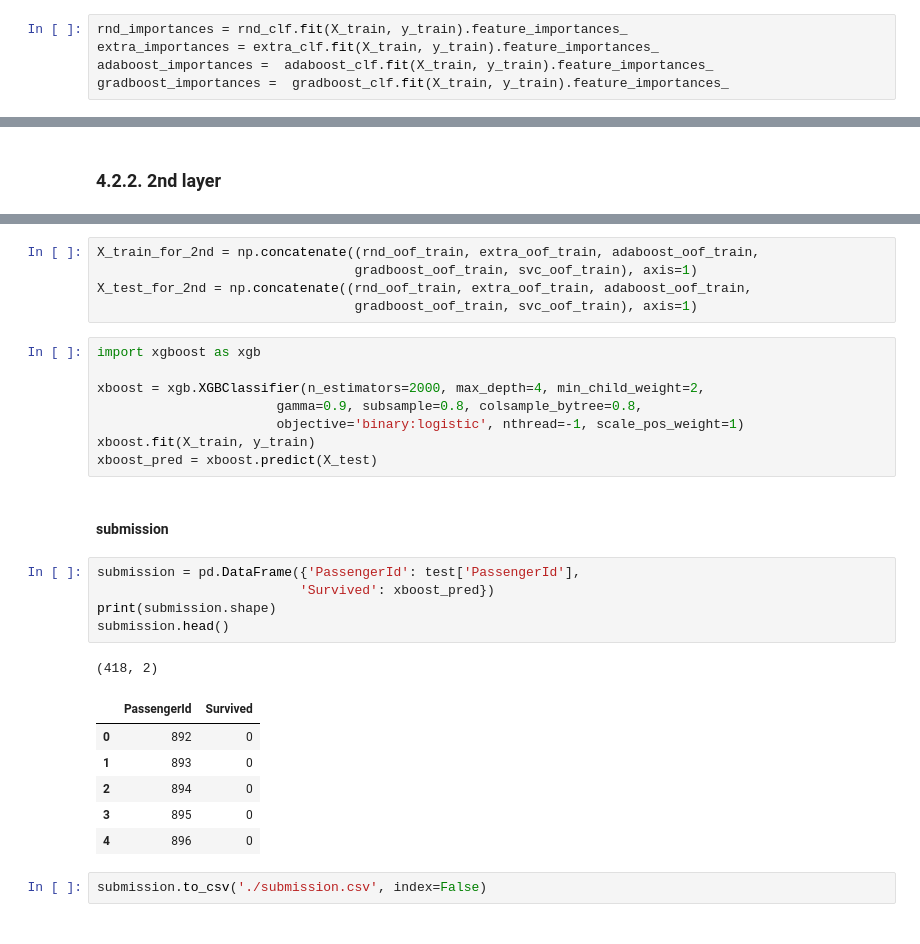
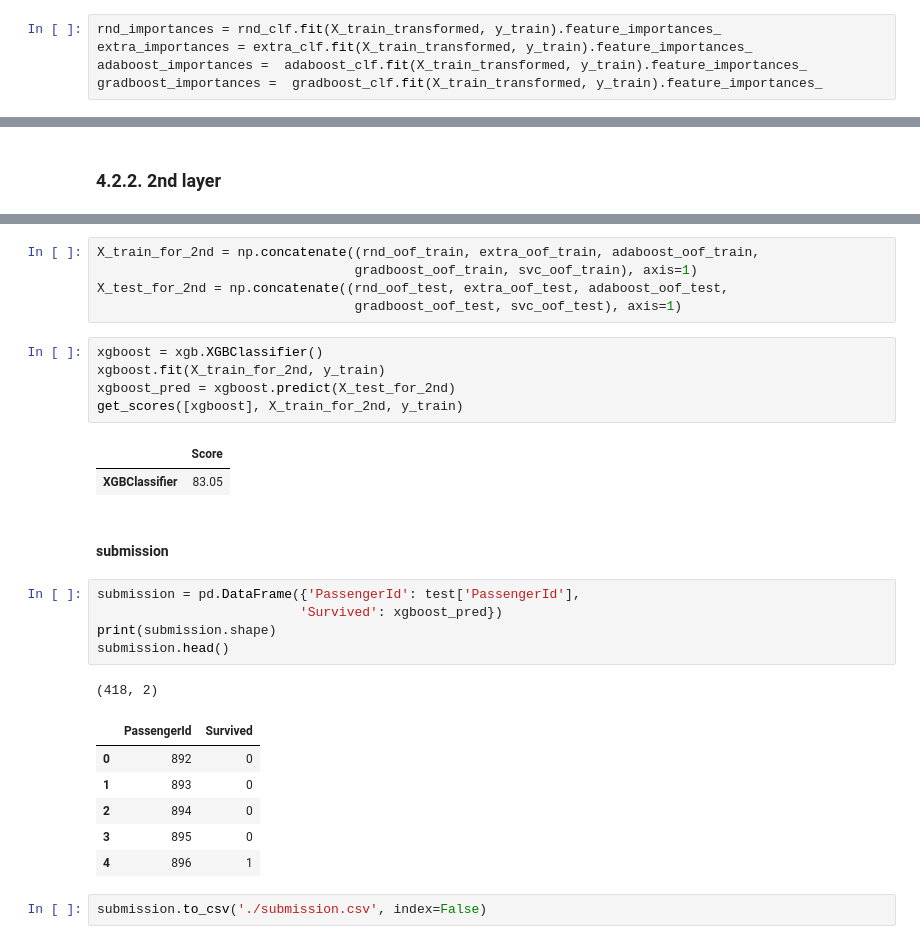
Before and after one commit to jeongseok912/Projects, a Jupyter notebook: Kaggle/Titanic/Prediction.ipynb, the cells around one changed output, grey strips where cells are left out. Saved outputs shown, nothing was run; the diff lists cells and outputs as text.

```diff
--- a/Kaggle/Titanic/Prediction.ipynb
+++ b/Kaggle/Titanic/Prediction.ipynb
@@ -567,8 +653,8 @@ svc_oof_train, svc_oof_test = get_oof(svc_clf, X_train, y_train, X_test)
 # %%
-rnd_importances = rnd_clf.fit(X_train, y_train).feature_importances_
-extra_importances = extra_clf.fit(X_train, y_train).feature_importances_
-adaboost_importances =  adaboost_clf.fit(X_train, y_train).feature_importances_
-gradboost_importances =  gradboost_clf.fit(X_train, y_train).feature_importances_
+rnd_importances = rnd_clf.fit(X_train_transformed, y_train).feature_importances_
+extra_importances = extra_clf.fit(X_train_transformed, y_train).feature_importances_
+adaboost_importances =  adaboost_clf.fit(X_train_transformed, y_train).feature_importances_
+gradboost_importances =  gradboost_clf.fit(X_train_transformed, y_train).feature_importances_
 # %%
 importances = pd.DataFrame({'rnd_importances': rnd_importances,
              'extra_importances': extra_importances,
@@ -647,30 +778,30 @@ sns.heatmap(train_pred_from_1st.corr())
 # %%
 X_train_for_2nd = np.concatenate((rnd_oof_train, extra_oof_train, adaboost_oof_train,
                                  gradboost_oof_train, svc_oof_train), axis=1)
-X_test_for_2nd = np.concatenate((rnd_oof_train, extra_oof_train, adaboost_oof_train,
-                                 gradboost_oof_train, svc_oof_train), axis=1)
+X_test_for_2nd = np.concatenate((rnd_oof_test, extra_oof_test, adaboost_oof_test,
+                                 gradboost_oof_test, svc_oof_test), axis=1)
-# %%
-import xgboost as xgb
-
-xboost = xgb.XGBClassifier(n_estimators=2000, max_depth=4, min_child_weight=2,
-                       gamma=0.9, subsample=0.8, colsample_bytree=0.8,
-                       objective='binary:logistic', nthread=-1, scale_pos_weight=1)
-xboost.fit(X_train, y_train)
-xboost_pred = xboost.predict(X_test)
+# %%
+xgboost = xgb.XGBClassifier()
+xgboost.fit(X_train_for_2nd, y_train)
+xgboost_pred = xgboost.predict(X_test_for_2nd)
+get_scores([xgboost], X_train_for_2nd, y_train)
+# %% [output]
+|  | Score |
+| XGBClassifier | 83.05 |
 # %% [markdown]
 #### submission
 # %%
 submission = pd.DataFrame({'PassengerId': test['PassengerId'],
-                          'Survived': xboost_pred})
+                          'Survived': xgboost_pred})
 print(submission.shape)
 submission.head()
 # %% [output]
 (418, 2)
 |  | PassengerId | Survived |
 | 0 | 892 | 0 |
 | 1 | 893 | 0 |
 | 2 | 894 | 0 |
 | 3 | 895 | 0 |
-| 4 | 896 | 0 |
+| 4 | 896 | 1 |
 # %%
 submission.to_csv('./submission.csv', index=False)
```
Also changed, not shown: parts of 47 cells of this notebook.
